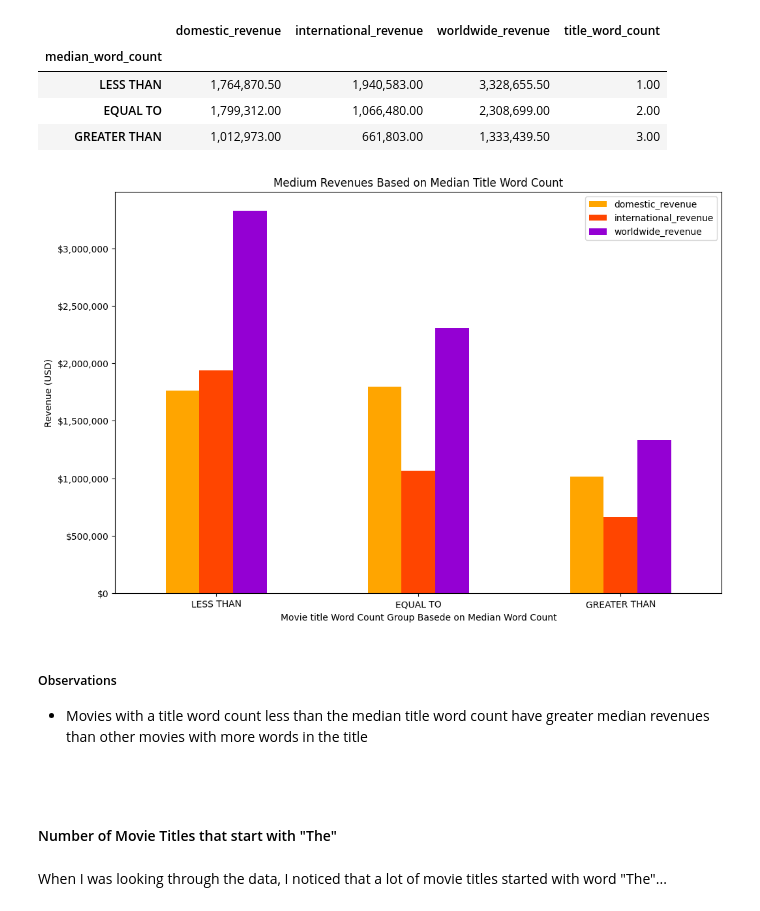
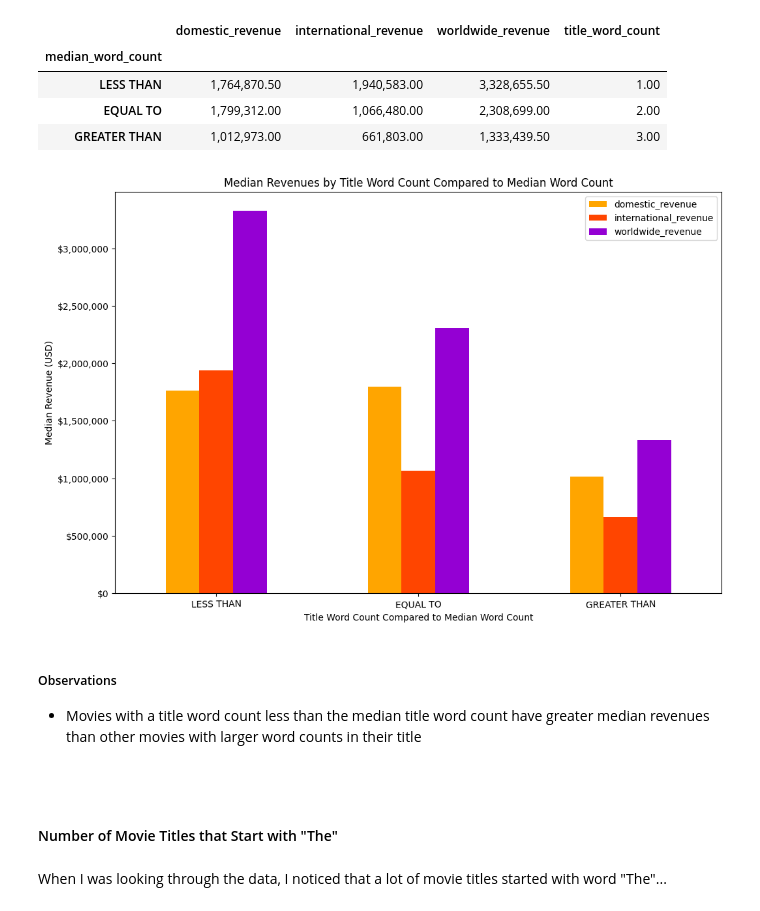
Before and after one commit to AlexPMorton/A24-Movies-EDA, a Jupyter notebook: A24_EDA.ipynb, the cells around one changed output. Cells and saved outputs as stored; diff of their text form; code cells hidden in the pictures.

```diff
--- a/A24_EDA.ipynb
+++ b/A24_EDA.ipynb
@@ -325,19 +325,19 @@ A24_title_word_median
 # %%
 A24_title_word_median_plot = A24_title_word_median[['domestic_revenue','international_revenue','worldwide_revenue']].plot(kind = 'bar', figsize = (12,12/1.5),
 color = ['orange','orangered','darkviolet'], rot = 1,
-xlabel = 'Movie title Word Count Group Based on Median Word Count', ylabel = 'Median Revenue (USD)',
-title = 'Medium Revenues Based on Median Title Word Count')
+xlabel = 'Title Word Count Compared to Median Word Count', ylabel = 'Median Revenue (USD)',
+title = 'Median Revenues by Title Word Count Compared to Median Word Count')
 
 A24_title_word_median_plot.yaxis.set_major_formatter('${x:,.0f}')
 # %% [output]
-[figure, old version]
+[figure, new version]
 # %% [markdown]
 ##### Observations
-- Movies with a title word count less than the median title word count have greater median revenues than other movies with more words in the title
+- Movies with a title word count less than the median title word count have greater median revenues than other movies with larger word counts in their title
 
 &nbsp;
 # %% [markdown]
-#### Number of Movie Titles that start with "The"
+#### Number of Movie Titles that Start with "The"
 # %% [markdown]
 When I was looking through the data, I noticed that a lot of movie titles started with word "The"...
 # %%
```
Also changed, not shown: parts of 53 cells of this notebook.
